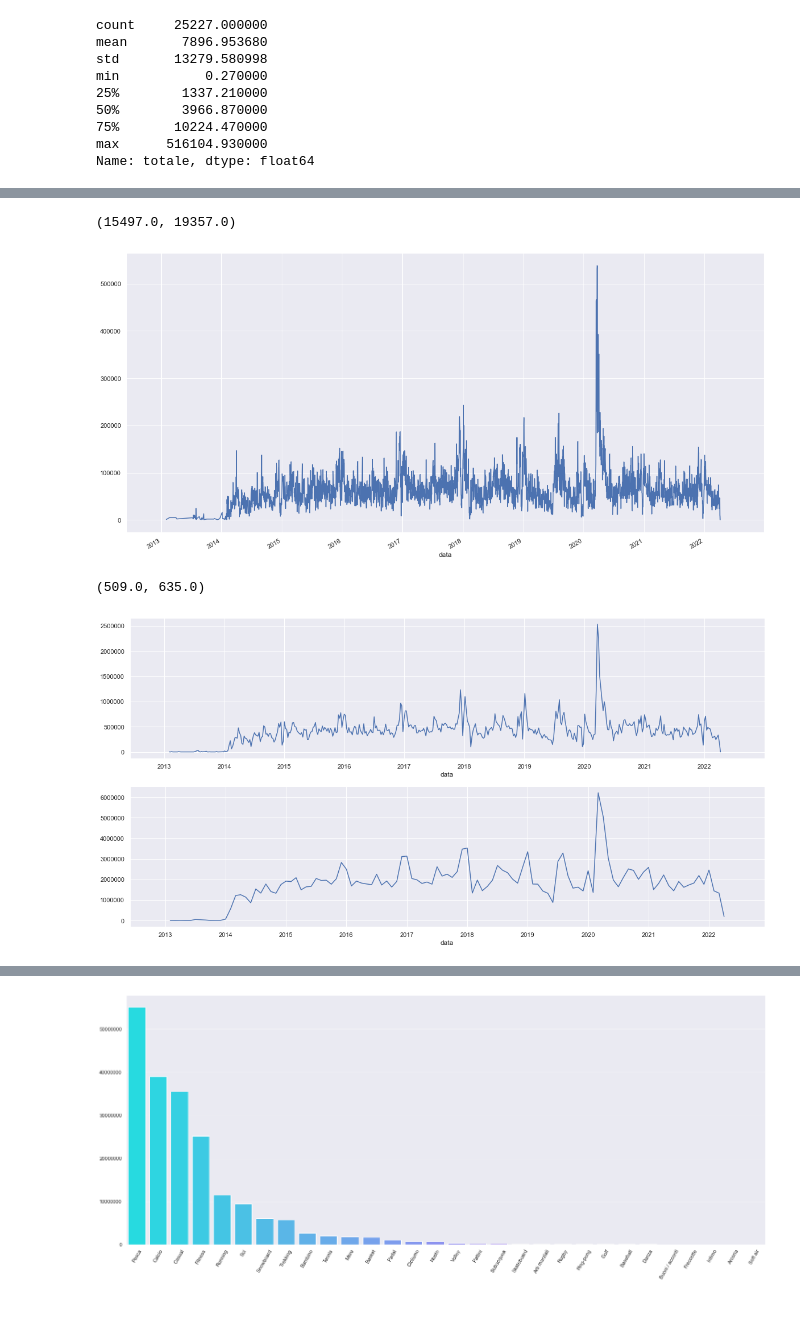
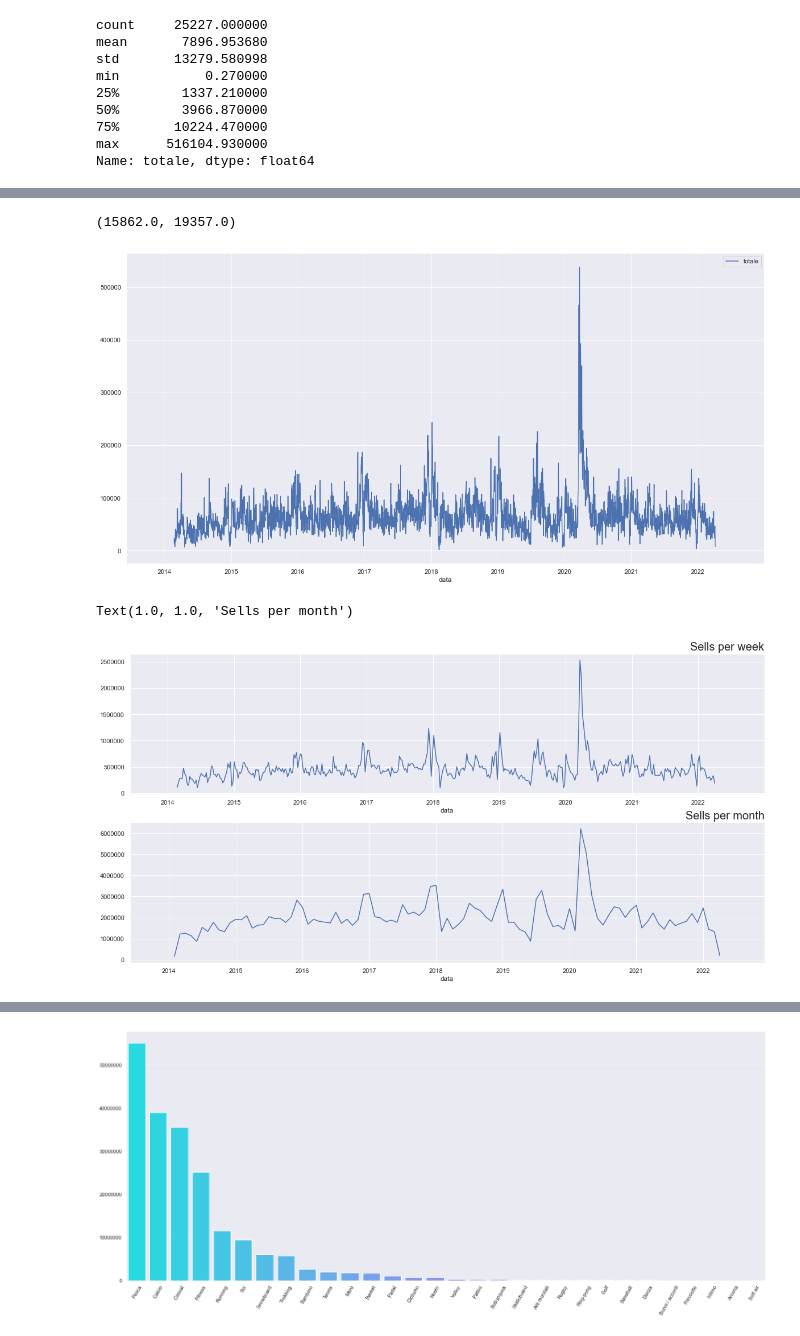
Before and after one commit to DragoneKTM/TimeSeriesProject, a Jupyter notebook: TimeSeriesProject.ipynb, the cells around one changed output, grey strips where cells are left out. Drawn from its saved outputs; the diff is of its cells as text; code cells hidden in the pictures.

```diff
--- a/TimeSeriesProject.ipynb
+++ b/TimeSeriesProject.ipynb
@@ -76,3 +76,18 @@ min           0.270000
 75%       10224.470000
 max      516104.930000
 Name: totale, dtype: float64
+# %%
+### Check for missing days
+from datetime import timedelta
+
+### Group by per data to sum total earnings
+df_sells_day = pd.DataFrame(df.groupby(by="data", sort=True, as_index=False)["totale"].sum())
+
+list_missing_dates = []
+previous_date = df_sells_day['data'][0] - timedelta(days=1)
+for date in df_sells_day['data']:
+    if date-timedelta(days=1) != previous_date:
+        list_missing_dates.append(date)
+    previous_date = date
+
+print('Last date with missing previous day: ' + str(list_missing_dates[-1]))
@@ -79,27 +96,32 @@ Name: totale, dtype: float64
+# %%
+### Keep only days after the 2014-02-20 and discard the last day too (very low value, could be partial data, maybe extracted not at the end of the day)
+df_sells_day = df_sells_day[(df_sells_day['data'] > '2014-02-20') & (df_sells_day['data'] < '2022-04-08')]
 # %%
-### Group by per data to sum total earnings
-plt.figure(figsize=(20,10))
-df.groupby(by="data", sort=True)["totale"].sum().plot()
-plt.xlim(left='2012-06-06', right='2022-12-31')
+### Plot daily sells
+fig, ax = plt.subplots(figsize=(20,10))
+df_sells_day.plot(x='data', y='totale', ax=ax)
+plt.xlim(left='2013-06-06', right='2022-12-31')
 # %% [output]
-(15497.0, 19357.0)
+(15862.0, 19357.0)
-[figure, old version]
+[figure, new version]
 # %%
 ### Group by per data to sum total earnings (1 week and 1 month timeslice)
 plt.figure(figsize=(20,10))
 
 # 1 week sum
 plt.subplot(2, 1, 1)
-df.groupby(pd.Grouper(key='data', freq='7d'))['totale'].sum().plot()
+df_sells_day.groupby(pd.Grouper(key='data', freq='7d'))['totale'].sum().plot(x='data', y='totale')
 plt.ticklabel_format(style='plain', axis='y')
-plt.xlim(left='2012-06-06', right='2022-12-31')
+plt.xlim(left='2013-06-06', right='2022-12-31')
+plt.title('Sells per week', loc='right', fontdict={'fontsize': 20})
 
 # 1 month sum
 plt.subplot(2, 1, 2)
-df.groupby(pd.Grouper(key='data', freq='1m'))['totale'].sum().plot()
+df_sells_day.groupby(pd.Grouper(key='data', freq='1m'))['totale'].sum().plot(x='data', y='totale')
 plt.ticklabel_format(style='plain', axis='y')
-plt.xlim(left='2012-06-06', right='2022-12-31')
+plt.xlim(left='2013-06-06', right='2022-12-31')
+plt.title('Sells per month', loc='right', fontdict={'fontsize': 20})
 # %% [output]
-(509.0, 635.0)
+Text(1.0, 1.0, 'Sells per month')
-[figure, old version]
+[figure, new version]
 # %%
```
Also changed, not shown: parts of 8 cells of this notebook.
